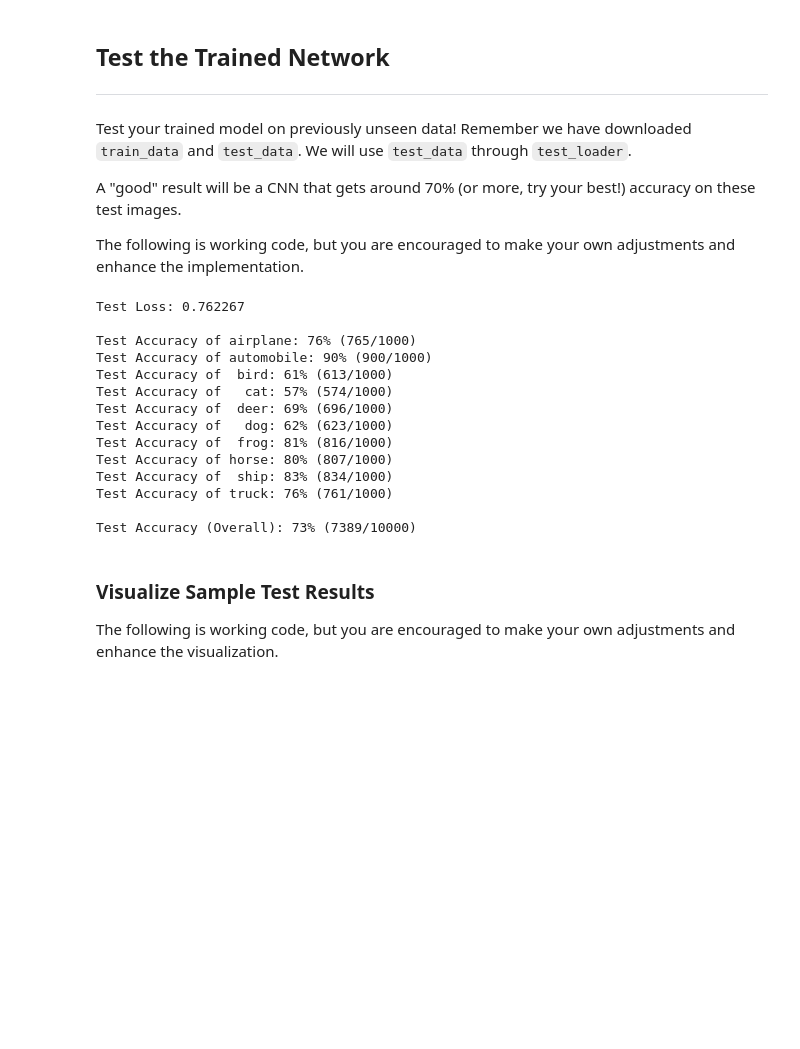
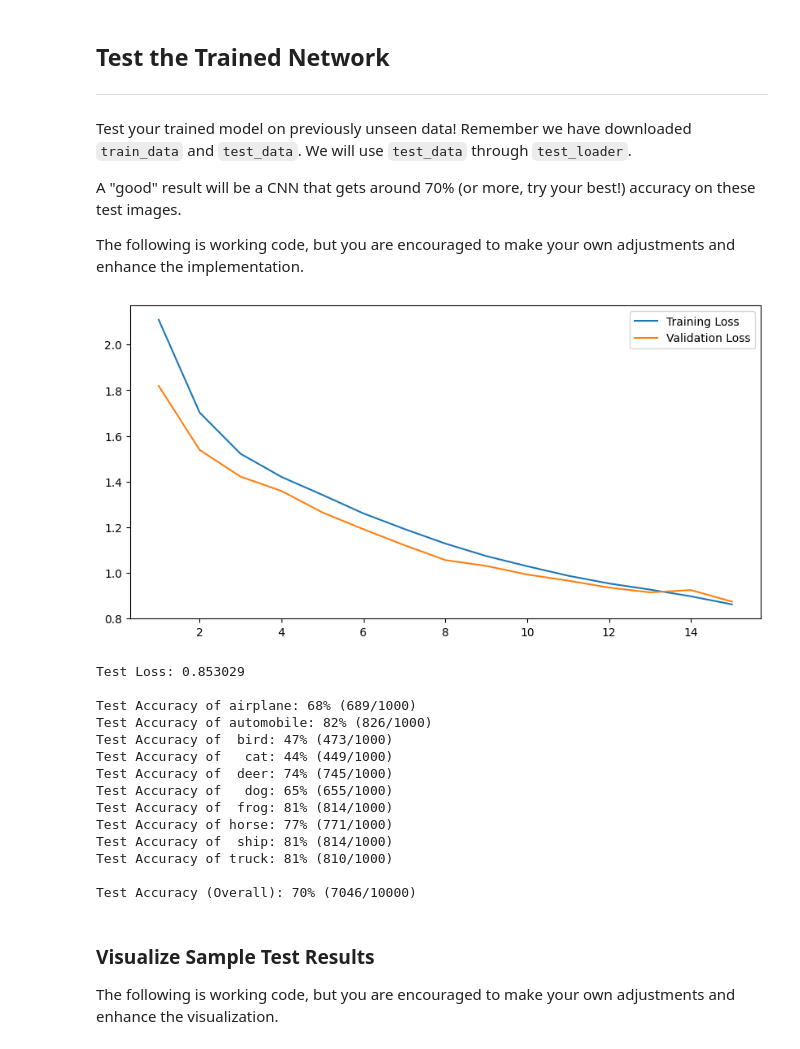
Before and after one commit to bdaqiq01/CSCI611_Basira_Daqiq, a Jupyter notebook: Assignment_2/build_cnn/build_cnn.ipynb, the cells around one changed output. Saved outputs shown, nothing was run; the diff lists cells and outputs as text; code cells hidden in the pictures; blank space fills up the shorter version.

Commit message:
updated model including the feature map

```diff
--- a/Assignment_2/build_cnn/build_cnn.ipynb
+++ b/Assignment_2/build_cnn/build_cnn.ipynb
@@ -167,7 +168,8 @@ class Net(nn.Module):
         # add sequence of convolutional and max pooling layers
         # assume we have 2 convolutional layers defined agove
         # and we do a maxpooling after each conv layer
-        x = self.pool(F.relu(self.conv1(x))) #input 3*32*32 output: 16*32*32 after maxpooling 16*16*16
+        x1 = F.relu(self.conv1(x)) #input 3*32*32 output: 16*32*32 after maxpooling 16*16*16
+        x = self.pool(x1)
         x = self.pool(F.relu(self.conv2(x))) #input 16*16*16 output: 32*16*16 after maxpooling 32*8*8
         x = self.pool(F.relu(self.conv3(x)))  # input 32*8*8    output: 64*8*8 after maxpooling 64*4*4
         x = x.view(-1, 64*4*4)  #double check this number
@@ -179,7 +181,7 @@ class Net(nn.Module):
         # add 2nd hidden layer, with relu activation function
         x = self.dropout(x) #drops 25% of the neurons
         x = self.fc2(x) #input 100*1*1 output: 10*1*1
-        return x
+        return x1, x
 
 # create a complete CNN
 model = Net()
@@ -225,9 +227,11 @@ Remember to look at how the training and validation loss decreases over time; if
 The following is working code, but you are encouraged to make your own adjustments and enhance the implementation.
 # %%
 # number of epochs to train the model, you decide the number
-n_epochs = 30
+n_epochs = 15
 
 valid_loss_min = np.inf # track change in validation loss
+
+loss_dt =pd.DataFrame(columns=['epoch', 'train_loss', 'valid_loss'])
 
 for epoch in range(1, n_epochs+1):
 
@@ -246,7 +250,7 @@ for epoch in range(1, n_epochs+1):
         # clear the gradients of all optimized variables
         optimizer.zero_grad()
         # forward pass: compute predicted outputs by passing inputs to the model
-        output = model(data)
+        output1, output = model(data)
         # calculate the batch loss
         loss = criterion(output, target)
         # backward pass: compute gradient of the loss with respect to model parameters
@@ -255,6 +259,7 @@ for epoch in range(1, n_epochs+1):
         optimizer.step()
         # update training loss
         train_loss += loss.item()*data.size(0)
+
 
     ######################
     # validate the model #
@@ -269,7 +274,7 @@ for epoch in range(1, n_epochs+1):
         if train_on_gpu:
             data, target = data.cuda(), target.cuda()
         # forward pass: compute predicted outputs by passing inputs to the model
-        output = model(data)
+        output1, output = model(data)
         # calculate the batch loss
         loss = criterion(output, target)
         # update average validation loss
@@ -278,6 +283,9 @@ for epoch in range(1, n_epochs+1):
     # calculate average losses
     train_loss = train_loss/len(train_loader.sampler)
     valid_loss = valid_loss/len(valid_loader.sampler)
+
+    new_row = pd.DataFrame({'epoch': [epoch], 'train_loss': [train_loss], 'valid_loss': [valid_loss]})
+    loss_dt = pd.concat([loss_dt, new_row], ignore_index=True)
     #train_acc =
 
     # print training/validation statistics
@@ -328,6 +336,15 @@ Test your trained model on previously unseen data! Remember we have downloaded `
 A "good" result will be a CNN that gets around 70% (or more, try your best!) accuracy on these test images.
 
 The following is working code, but you are encouraged to make your own adjustments and enhance the implementation.
+# %%
+
+fig = plt.figure(figsize=(10,5))
+plt.plot(loss_dt['epoch'], loss_dt['train_loss'], label='Training Loss')
+plt.plot(loss_dt['epoch'], loss_dt['valid_loss'], label='Validation Loss')
+plt.legend()
+plt.show()
+# %% [output]
+[figure, added]
 # %%
 # track test loss
 test_loss = 0.0
@@ -341,7 +358,7 @@ for batch_idx, (data, target) in enumerate(test_loader):
     if train_on_gpu:
         data, target = data.cuda(), target.cuda()
     # forward pass: compute predicted outputs by passing inputs to the model
-    output = model(data)
+    output1, output = model(data)
     # calculate the batch loss
     loss = criterion(output, target)
     # update test loss
@@ -373,20 +390,20 @@ print('\nTest Accuracy (Overall): %2d%% (%2d/%2d)' % (
     100. * sum(class_correct) / sum(class_total),
     int(sum(class_correct)), int(sum(class_total))))
 # %% [output]
-Test Loss: 0.762267
+Test Loss: 0.853029
 
-Test Accuracy of airplane: 76% (765/1000)
-Test Accuracy of automobile: 90% (900/1000)
-Test Accuracy of  bird: 61% (613/1000)
-Test Accuracy of   cat: 57% (574/1000)
-Test Accuracy of  deer: 69% (696/1000)
-Test Accuracy of   dog: 62% (623/1000)
-Test Accuracy of  frog: 81% (816/1000)
-Test Accuracy of horse: 80% (807/1000)
-Test Accuracy of  ship: 83% (834/1000)
-Test Accuracy of truck: 76% (761/1000)
+Test Accuracy of airplane: 68% (689/1000)
+Test Accuracy of automobile: 82% (826/1000)
+Test Accuracy of  bird: 47% (473/1000)
+Test Accuracy of   cat: 44% (449/1000)
+Test Accuracy of  deer: 74% (745/1000)
+Test Accuracy of   dog: 65% (655/1000)
+Test Accuracy of  frog: 81% (814/1000)
+Test Accuracy of horse: 77% (771/1000)
+Test Accuracy of  ship: 81% (814/1000)
+Test Accuracy of truck: 81% (810/1000)
 
-Test Accuracy (Overall): 73% (7389/10000)
+Test Accuracy (Overall): 70% (7046/10000)
 # %% [markdown]
 ### Visualize Sample Test Results
 
```
Also changed, not shown: parts of 19 cells of this notebook, 1 other file.
